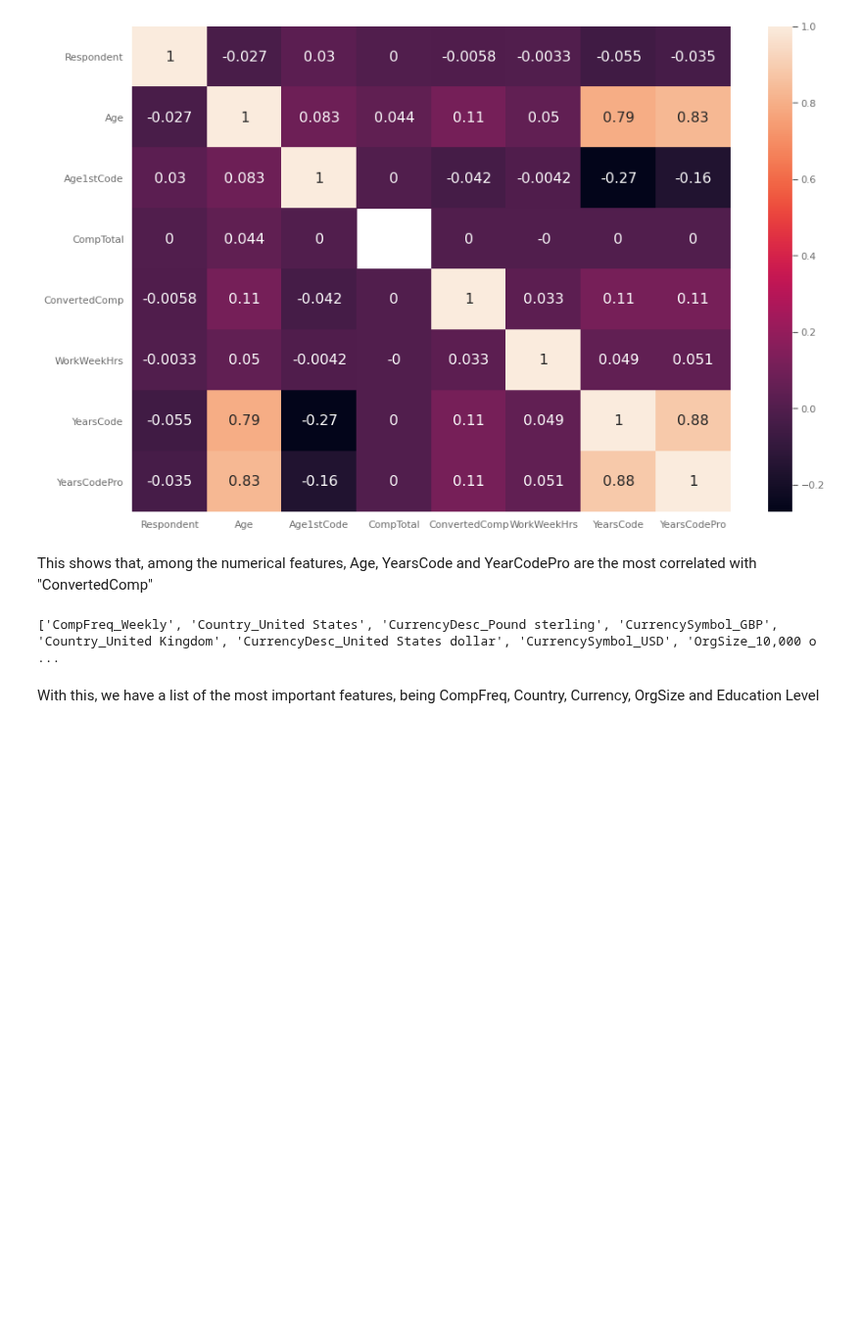
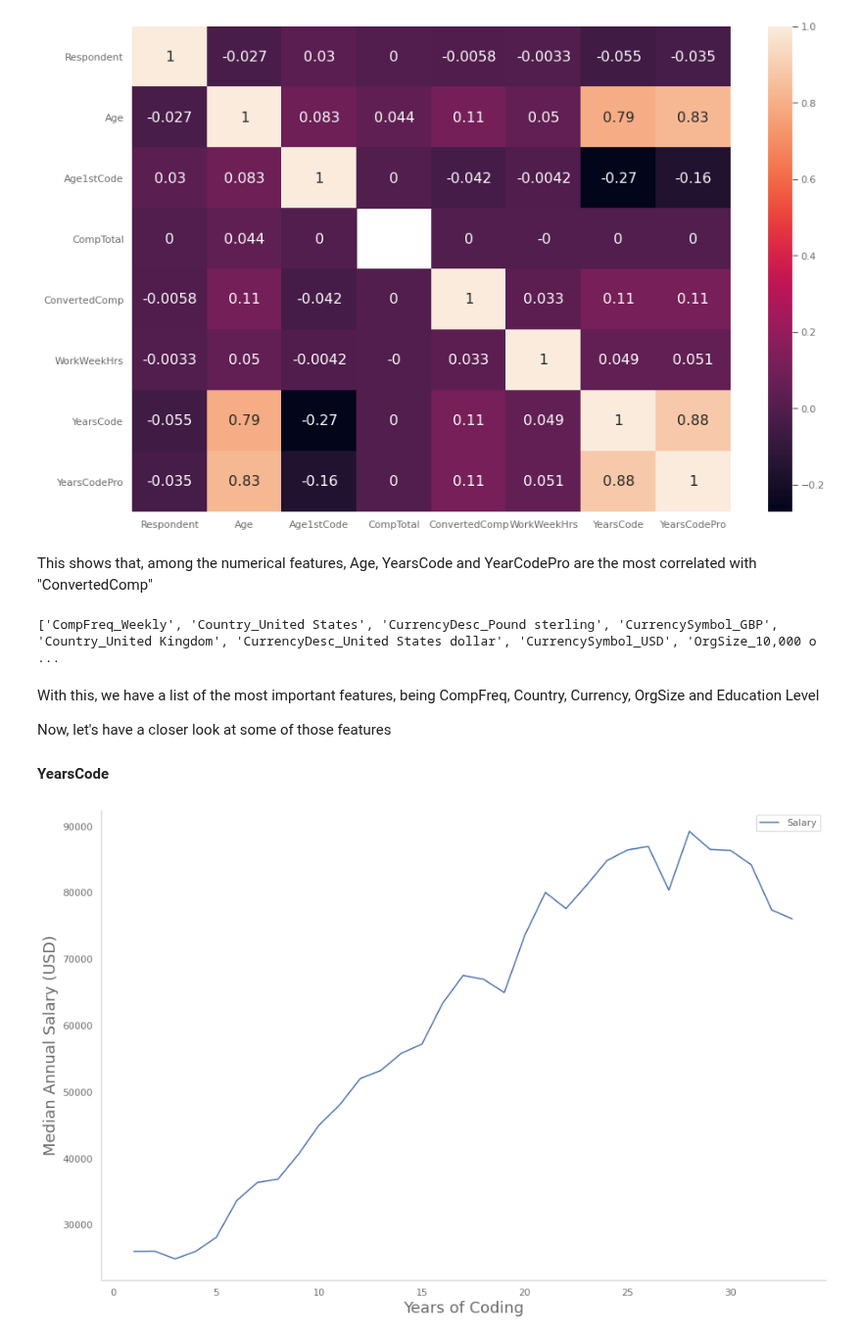
Before and after one commit to felipeagarcia/StackOverflow-2020-Developer-Survey-Analysis, a Jupyter notebook: Project_1.ipynb, the cells around one changed output. Shown at 98% size. Drawn from its saved outputs; the diff is of its cells as text; code cells hidden in the pictures; blank space fills up the shorter version.

Commit message:
Added analysis of more features
The features EdLevel, YearsCode and OpSys where plotted and analysed to better understand the features with highest scores in the model

```diff
--- a/Project_1.ipynb
+++ b/Project_1.ipynb
@@ -374,3 +374,16 @@ print(list(sorted(coef_dict, key=coef_dict.get, reverse=True))[:30])
 ['CompFreq_Weekly', 'Country_United States', 'CurrencyDesc_Pound sterling', 'CurrencySymbol_GBP', 'Country_United Kingdom', 'CurrencyDesc_United States dollar', 'CurrencySymbol_USD', 'OrgSize_10,000 o ...
 # %% [markdown]
 With this, we have a list of the most important features, being CompFreq, Country, Currency, OrgSize and Education Level
+
+Now, let's have a closer look at some of those features
+
+#### YearsCode
+# %%
+from scipy import stats
+df[['ConvertedComp', 'YearsCode']].dropna()[np.abs(stats.zscore(df[['ConvertedComp', 'YearsCode']].dropna()['YearsCode'])) < 2]\
+        .groupby('YearsCode').median().plot.line(figsize=(15, 10))
+plt.legend(['Salary'])
+plt.ylabel('Median Annual Salary (USD)')
+plt.xlabel('Years of Coding');
+# %% [output]
+[figure, added]
```
Also changed, not shown: parts of 7 cells of this notebook.
